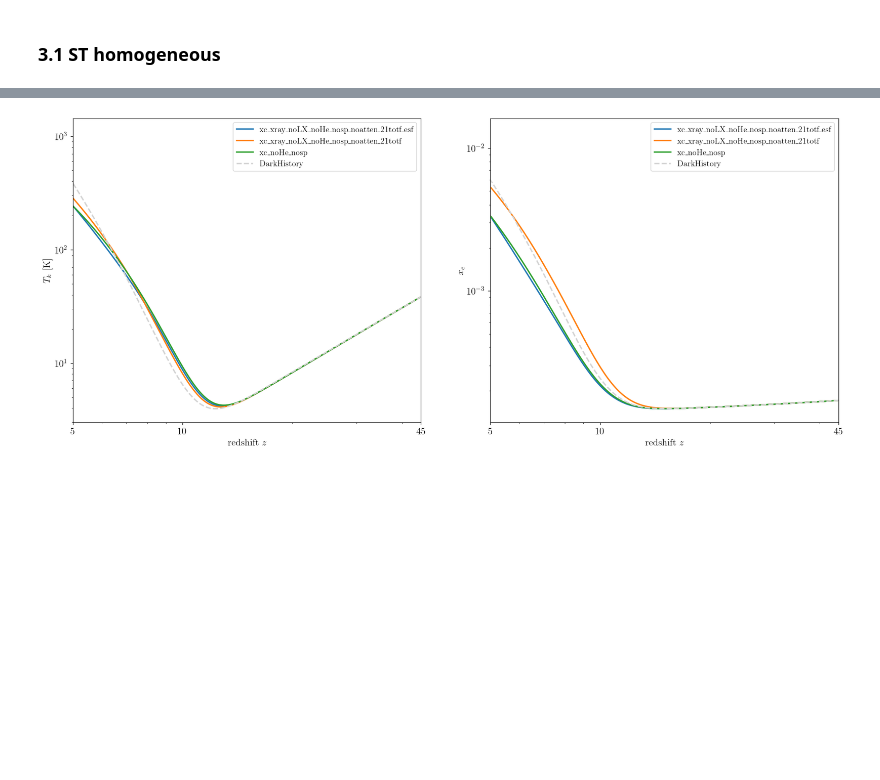
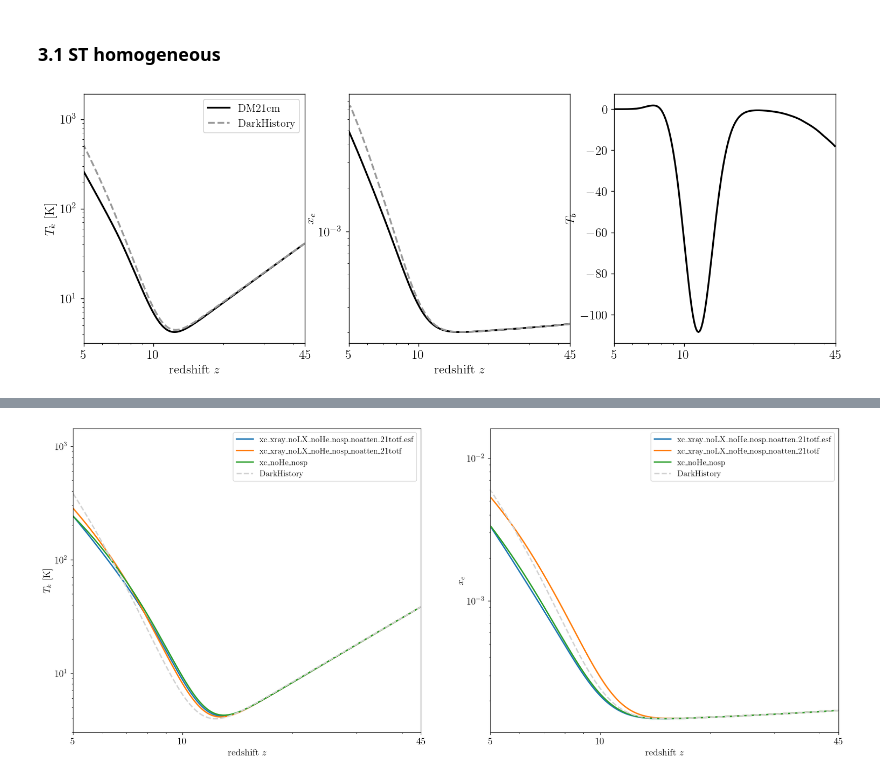
Before and after one commit to yitiansun/DM21cm, a Jupyter notebook: cross_check/plot.ipynb, the cells around one changed output, grey strips where cells are left out. Drawn from its saved outputs; the diff is of its cells as text; code cells hidden in the pictures; blank space fills up the shorter version.

```diff
--- a/cross_check/plot.ipynb
+++ b/cross_check/plot.ipynb
@@ -184,0 +255,72 @@ fig.savefig(f'{save_name}.pdf', bbox_inches='tight')
+# %%
+dc_soln = np.load(f'{WDIR}/outputs/dm21cm/{dc_run_name}_records.npy', allow_pickle=True).item()
+dh_soln = pickle.load(open(f'{WDIR}/outputs/dh/{dh_run_name}_soln.p', 'rb'))
+i_z_st_dh = np.argmin(np.abs(dh_soln['rs']-1 - z_plot_max))
+i_z_ed_dh = np.argmin(np.abs(dh_soln['rs']-1 - z_plot_min))
+
+def blend_white(c, alpha=0.7):
+    white = np.array([1., 1., 1.])
+    return tuple((1-alpha)*np.array(c) + alpha*white)
+
+fig, axs = plt.subplots(1, 3, figsize=(15, 5))
+
+# Tk
+ax = axs[0]
+ax.plot(dc_soln['z'], dc_soln['T_k'], color=color_dict['dc'], label=label_dict['dc'], ls=ls_dict['dc'], lw=2)
+#ax.plot(dc_soln['z'][0], dc_soln['T_k'][0], color=color_dict['21'], marker='+', ms=7, zorder=10)
+ax.plot(dh_soln['rs'][i_z_st_dh:] - 1, dh_soln['Tm'][i_z_st_dh:]/phys.kB, color=color_dict['dh'], label=label_dict['dh'], ls=ls_dict['dh'], lw=2)
+ax.set(xlim=(z_plot_min, z_plot_max), xscale='log', yscale='log')
+ax.xaxis.set_minor_formatter(mpl.ticker.NullFormatter())
+ax.set(xticks=[5, 10, 45], xticklabels=['5', '10', '45'])
+ax.set(ylabel='$T_k$ [K]', xlabel='redshift $z$')
+ax.legend()
+
+# x
+ax = axs[1]
+ax.plot(dc_soln['z'], dc_soln['x_e'], color=color_dict['dc'], label=label_dict['dc'], ls=ls_dict['dc'], lw=2)
+#ax.plot(dc_soln['z'][0], dc_soln['x_e'][0], color=color_dict['21'], marker='+', ms=7, zorder=10)
+ax.plot(dh_soln['rs'][i_z_st_dh:i_z_ed_dh] - 1, dh_soln['x'][i_z_st_dh:i_z_ed_dh, 0], color=color_dict['dh'], label=label_dict['dh'], ls=ls_dict['dh'], lw=2)
+ax.set(xlim=(z_plot_min, z_plot_max), xscale='log', yscale='log')
+ax.xaxis.set_minor_formatter(mpl.ticker.NullFormatter())
+ax.set(xticks=[5, 10, 45], xticklabels=['5', '10', '45'])
+ax.set(ylabel='$x_e$', xlabel='redshift $z$')
+# ax.ticklabel_format(axis='y', style='sci', scilimits=(0,0))
+
+# # f
+# ax = axs[2]
+# dh_fheat_s = dh_soln['f']['low']['heat'] + dh_soln['f']['high']['heat']
+# dh_fion_s = dh_soln['f']['low']['H ion'] + dh_soln['f']['high']['H ion'] + dh_soln['f']['low']['He ion'] + dh_soln['f']['high']['He ion']
+# dh_fexc_s = dh_soln['f']['low']['exc'] + dh_soln['f']['high']['exc']
+# dc_dep_tot = dc_soln['dE_inj_per_Bavg_unclustered']
+
+# for f_label, dh_f_s in zip(['heat', 'ion', 'exc'], [dh_fheat_s, dh_fion_s, dh_fexc_s]):
+#     color = color_dict[f_label]
+#     ax.plot(dh_soln['rs'][i_z_st_dh:] - 1, dh_f_s[i_z_st_dh:], color=blend_white(color), lw=2, ls='--', zorder=10)
+#     ax.plot(dc_soln['z'], dc_soln['dep_'+f_label]/dc_dep_tot, color=color_dict[f_label], ls=ls_dict['21'], lw=2, label=label_dict[f_label])
+
+# ax.set(xlim=(z_plot_min, z_plot_max), xscale='log', yscale='log')
+# ax.xaxis.set_minor_formatter(mpl.ticker.NullFormatter())
+# ax.set(xticks=[5, 10, 45], xticklabels=['5', '10', '45'])
+# ax.set(xlabel='redshift $z$', ylabel=r'$f$')
+# ax.legend()
+
+# Tb
+ax = axs[2]
+ax.plot(dc_soln['z'], dc_soln['T_b'], color=color_dict['dc'], label=label_dict['dc'], ls=ls_dict['dc'], lw=2)
+ax.set(xlim=(z_plot_min, z_plot_max), xscale='log')
+ax.xaxis.set_minor_formatter(mpl.ticker.NullFormatter())
+ax.set(xticks=[5, 10, 45], xticklabels=['5', '10', '45'])
+ax.set(ylabel='$T_b$')
+
+# # 1-xH
+# ax = axs[3]
+# ax.plot(dc_soln['z'], dc_soln['1-x_H'], color=color_dict['dc'], label=label_dict['dc'], ls=ls_dict['dc'], lw=2)
+# ax.plot(dh_soln['rs'][i_z_st_dh:i_z_ed_dh] - 1, dh_soln['x'][i_z_st_dh:i_z_ed_dh, 0], color=color_dict['dh'], label=label_dict['dh'], ls=ls_dict['dh'], lw=2)
+# ax.set(xlim=(z_plot_min, z_plot_max), xscale='log', yscale='log')
+# ax.xaxis.set_minor_formatter(mpl.ticker.NullFormatter())
+# ax.set(xticks=[5, 10, 45], xticklabels=['5', '10', '45'])
+# ax.set(ylabel='$1-x_H$')
+
+fig.savefig(f'{save_name}.pdf', bbox_inches='tight')
+# %% [output]
+[figure, added]
```
Also changed, not shown: parts of 19 cells of this notebook, 12 other files.
